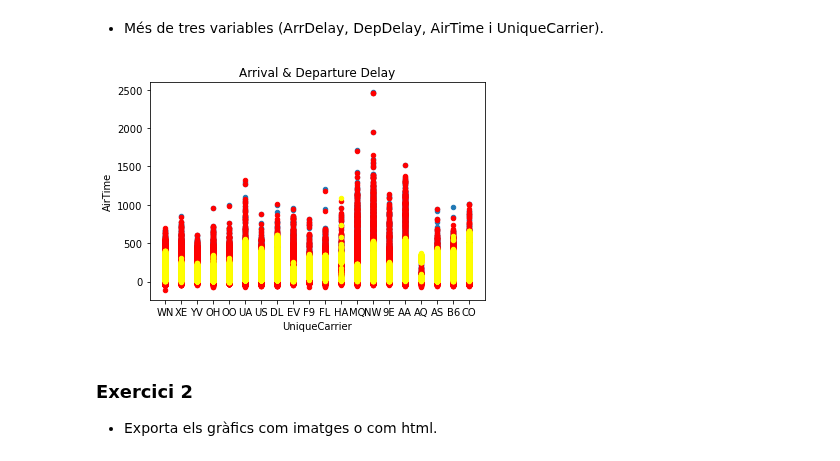
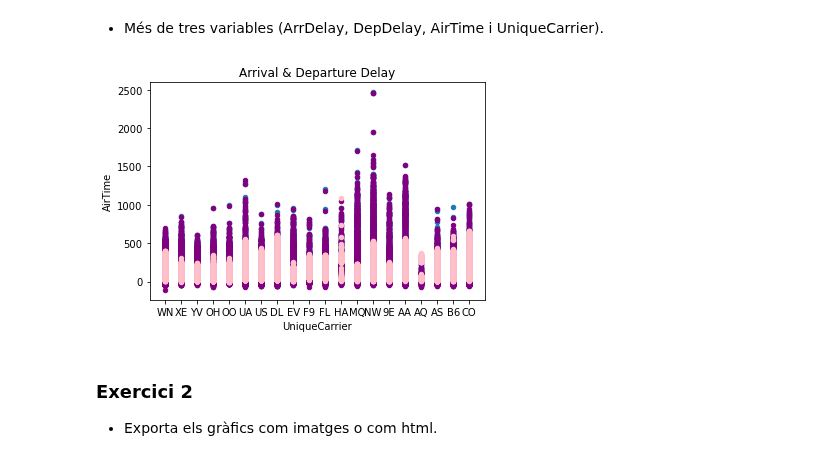
Before and after one commit to jesussantana/visualitzacio_exploratoria, a Jupyter notebook: visualitzacio_exploratoria.ipynb, the cells around one changed output. Saved outputs shown, nothing was run; the diff lists cells and outputs as text; code cells hidden in the pictures.

```diff
--- a/visualitzacio_exploratoria.ipynb
+++ b/visualitzacio_exploratoria.ipynb
@@ -94,13 +94,13 @@ plt.show()
 # %%
 ax = plt.gca()
 
 DelayedFlightsRaw.plot(kind ='scatter',x ='UniqueCarrier',y ='DepDelay', ax = ax)
-DelayedFlightsRaw.plot(kind ='scatter',x ='UniqueCarrier',y ='ArrDelay', color='red', ax = ax)
-DelayedFlightsRaw.plot(kind ='scatter',x ='UniqueCarrier',y ='AirTime', title = "Arrival & Departure Delay", color = 'yellow', ax = ax)
+DelayedFlightsRaw.plot(kind ='scatter',x ='UniqueCarrier',y ='ArrDelay', color='purple', ax = ax)
+DelayedFlightsRaw.plot(kind ='scatter',x ='UniqueCarrier',y ='AirTime', title = "Arrival & Departure Delay", color = 'pink', ax = ax)
 
 plt.show()
 # %% [output]
-[figure, old version]
+[figure, new version]
 # %% [markdown]
 ###  Exercici 2
 - Exporta els gràfics com imatges o com html.
```
Also changed, not shown: parts of 1 cell of this notebook.
